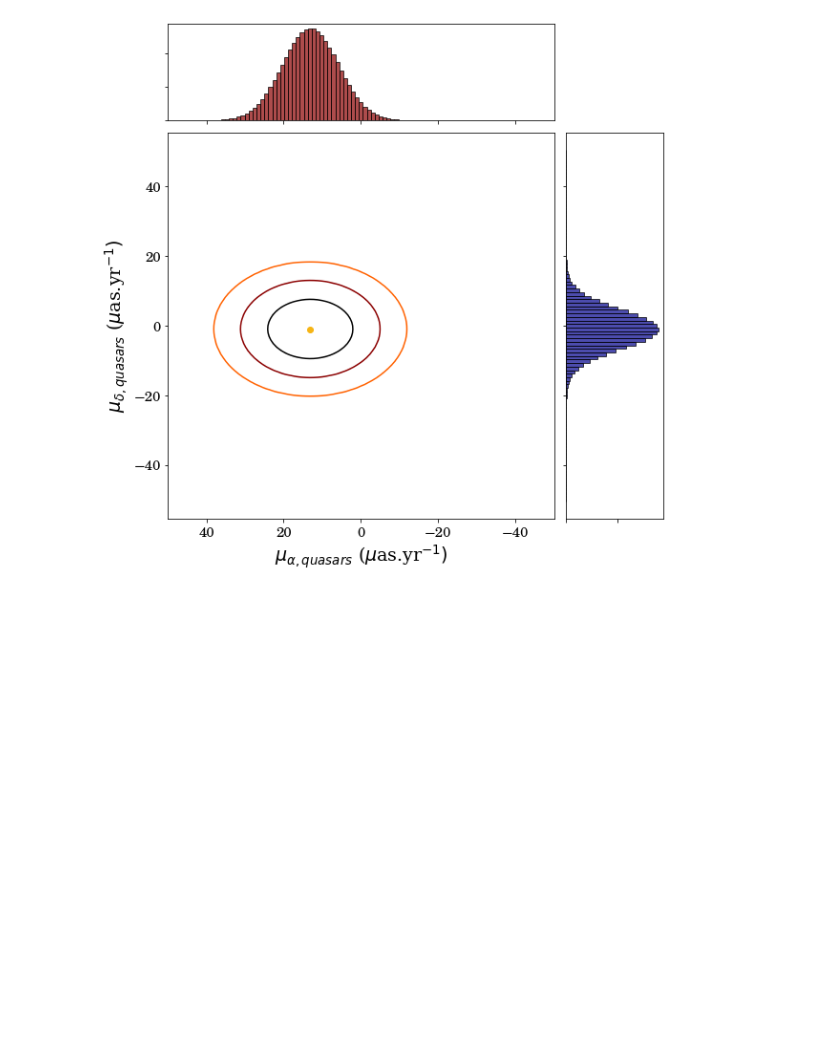
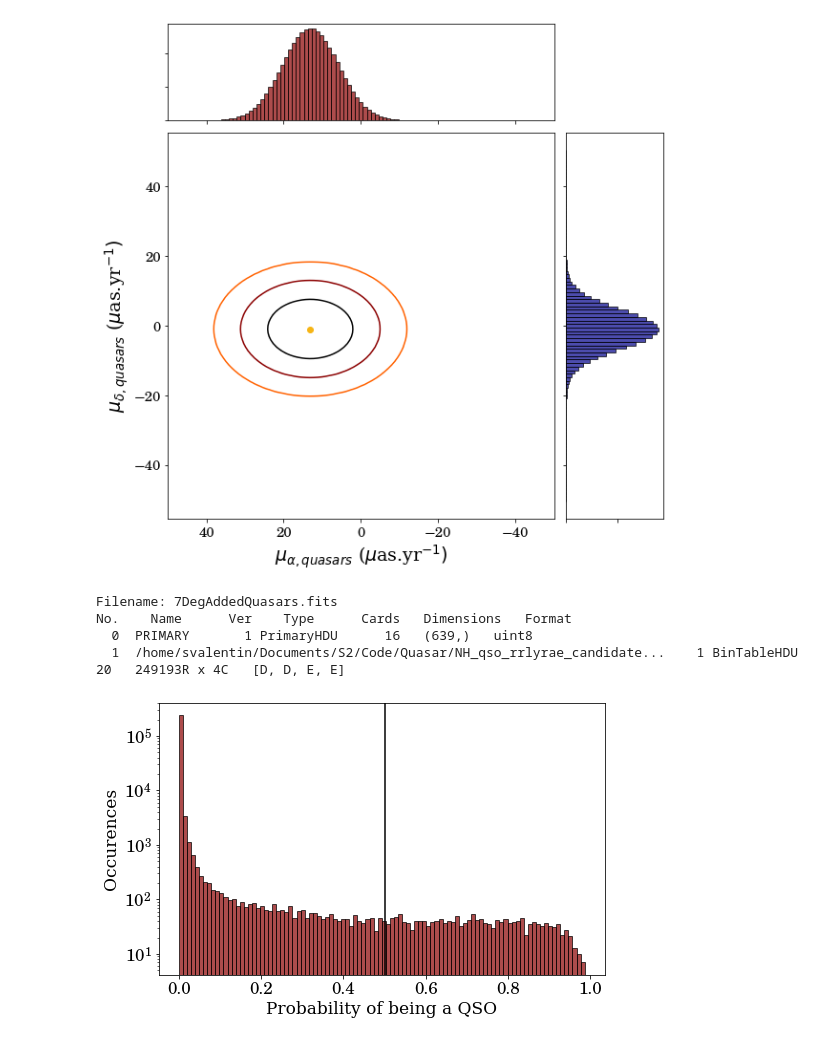
Before and after one commit to SamuelLimbo/AndromedaProperMotion, a Jupyter notebook: QuasarSystematics.ipynb, the cells around one changed output. Cells and saved outputs as stored; diff of their text form; code cells hidden in the pictures; blank space fills up the shorter version.

```diff
--- a/QuasarSystematics.ipynb
+++ b/QuasarSystematics.ipynb
@@ -367,3 +344,25 @@ Maximum of likelihood:
 $\displaystyle \mu_{\alpha, quasars} = 13.3\pm7.3\ \mu as/yr$
 $\displaystyle \mu_{\delta, quasars} = -1.0\pm5.6\ \mu as/yr$
 [figure]
+# %%
+hdu_list = fits.open('7DegAddedQuasars.fits', memmap=True)
+hdu_list.info()
+evt_data = Table(hdu_list[1].data)
+#evt_data
+# %% [output]
+Filename: 7DegAddedQuasars.fits
+No.    Name      Ver    Type      Cards   Dimensions   Format
+  0  PRIMARY       1 PrimaryHDU      16   (639,)   uint8
+  1  /home/svalentin/Documents/S2/Code/Quasar/NH_qso_rrlyrae_candidate...    1 BinTableHDU     20   249193R x 4C   [D, D, E, E]
+# %%
+plt.figure(figsize=(8, 5))
+plt.hist(evt_data['p_QSO'], bins=100, edgecolor='black', color='darkred', alpha=0.7)
+plt.axvline(x = 0.5, color = 'black', label = 'axvline - full height')
+plt.yscale('log')
+plt.xlabel(r'Probability of being a QSO', fontname = 'Serif', size = 17)
+plt.ylabel(r'Occurences', fontname = 'Serif', size = 17)
+plt.xticks(fontsize = 17)
+plt.yticks(fontsize = 17)
+plt.show()
+# %% [output]
+[figure, added]
```
Also changed, not shown: parts of 15 cells of this notebook.
